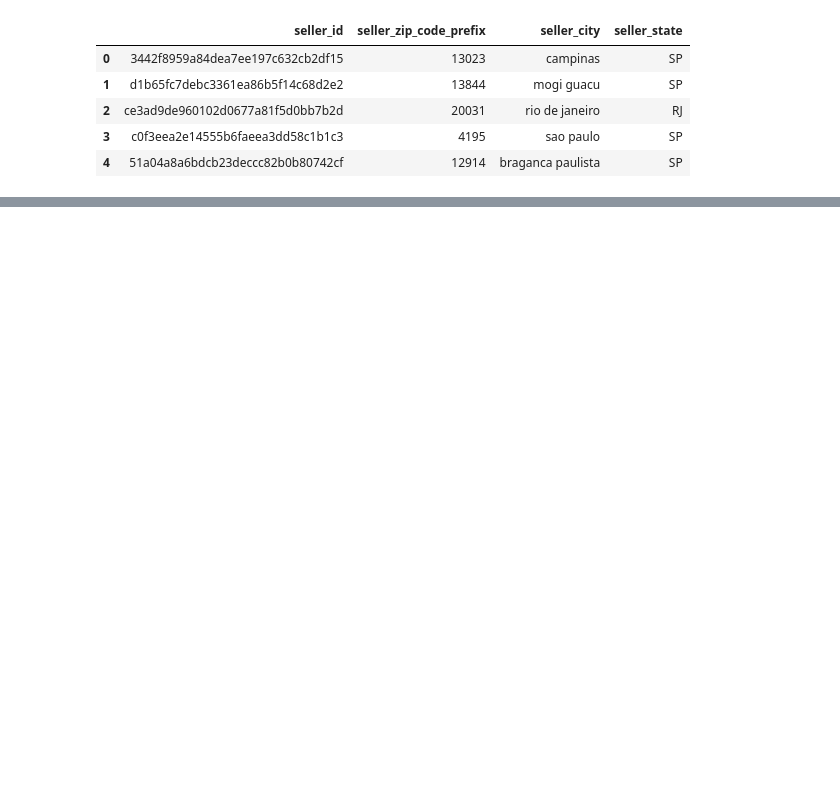
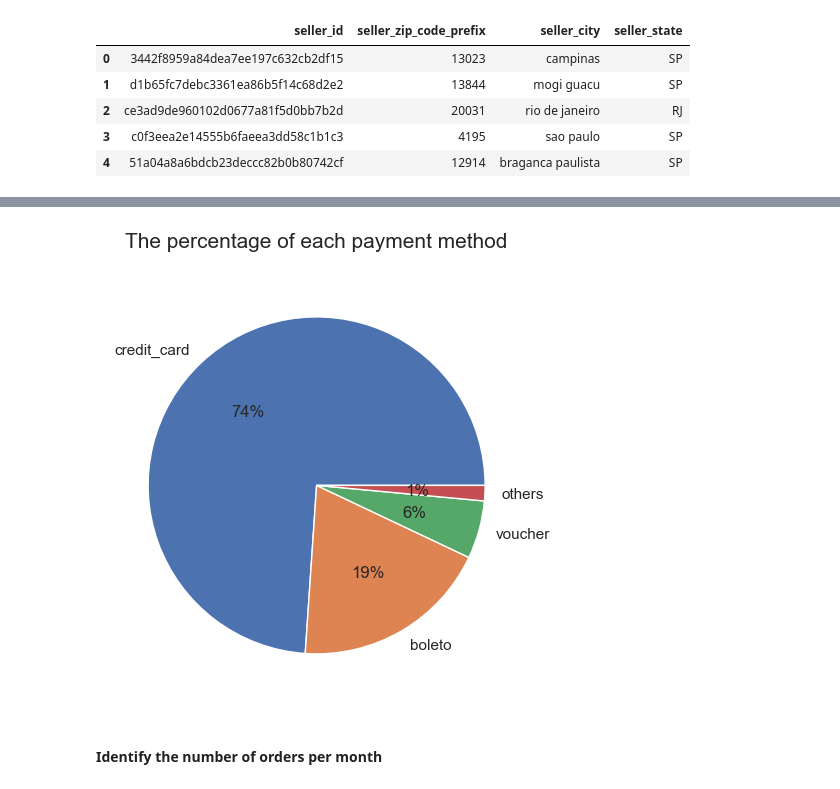
Before and after one commit to rfajri27/ds-assessment, a Jupyter notebook: notebook.ipynb, the cells around one changed output, grey strips where cells are left out. Cells and saved outputs as stored; diff of their text form; code cells hidden in the pictures; blank space fills up the shorter version.

```diff
--- a/notebook.ipynb
+++ b/notebook.ipynb
@@ -93,0 +731,7 @@ sellers_df.head()
+# %%
+sum_order_payments_df = order_payments_df.groupby("payment_type").order_id.count().sort_values(ascending=False).reset_index()
+sum_order_payments_df.rename(columns={
+    "payment_type": "payment_type",
+    "order_id": "order_count"
+}, inplace=True)
+sum_order_payments_df
@@ -93,0 +745,4 @@ sellers_df.head()
+# %%
+sum_order_payments_df.loc[5] = ["others", 1529+3]
+sum_order_payments_df.drop([3, 4], inplace=True)
+sum_order_payments_df
@@ -93,0 +755,14 @@ sellers_df.head()
+# %%
+plt.figure(figsize=(5, 5))
+plt.pie(
+    x=sum_order_payments_df["order_count"],
+    labels=sum_order_payments_df["payment_type"],
+    autopct="%.0f%%"
+)
+plt.title("The percentage of each payment method", loc="center", fontsize=15, pad=20)
+plt.tight_layout()
+plt.show()
+# %% [output]
+[figure, added]
+# %% [markdown]
+#### Identify the number of orders per month
```
Also changed, not shown: parts of 96 cells of this notebook, 1 other file.
